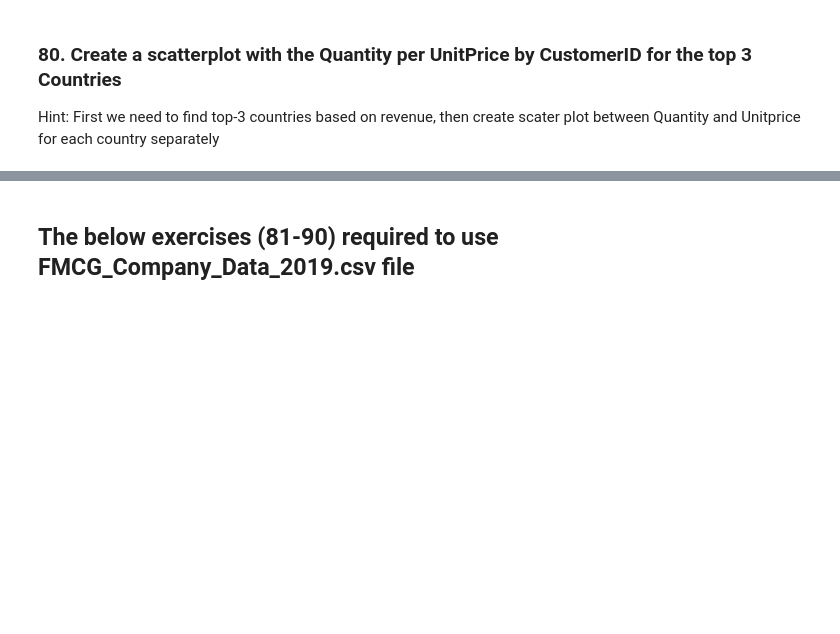
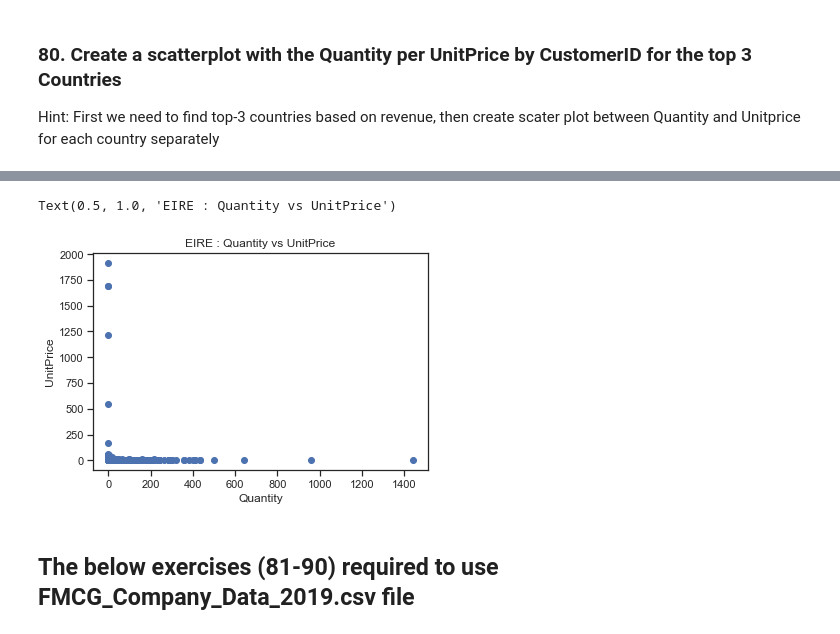
Before and after one commit to sakshisv/Basic-Data-Manipulation-Visualization-Exercise, a Jupyter notebook: Basic_Data_Manipulation_Visualization_Exercise.ipynb, the cells around one changed output, grey strips where cells are left out. Drawn from its saved outputs; the diff is of its cells as text; code cells hidden in the pictures; blank space fills up the shorter version.

```diff
--- a/Basic_Data_Manipulation_Visualization_Exercise.ipynb
+++ b/Basic_Data_Manipulation_Visualization_Exercise.ipynb
@@ -1634,3 +1631,12 @@ Name: Quantity, Length: 486286, dtype: int64
+# %%
+plt.scatter(x = online_rt.loc[online_rt['Country'] == 'EIRE', 'Quantity'],
+             y = online_rt.loc[online_rt['Country'] == 'EIRE', 'UnitPrice'])
+plt.xlabel('Quantity')
+plt.ylabel('UnitPrice')
+plt.title("EIRE : Quantity vs UnitPrice")
+# %% [output]
+Text(0.5, 1.0, 'EIRE : Quantity vs UnitPrice')
+[figure, added]
 # %% [markdown]
 ## The below exercises (81-90) required to use FMCG_Company_Data_2019.csv file
 # %% [markdown]
```
Also changed, not shown: parts of 7 cells of this notebook.
